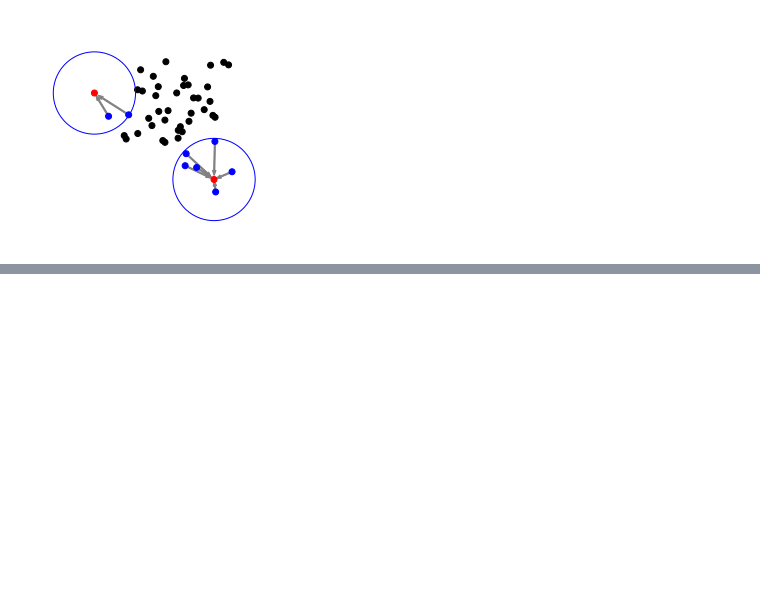
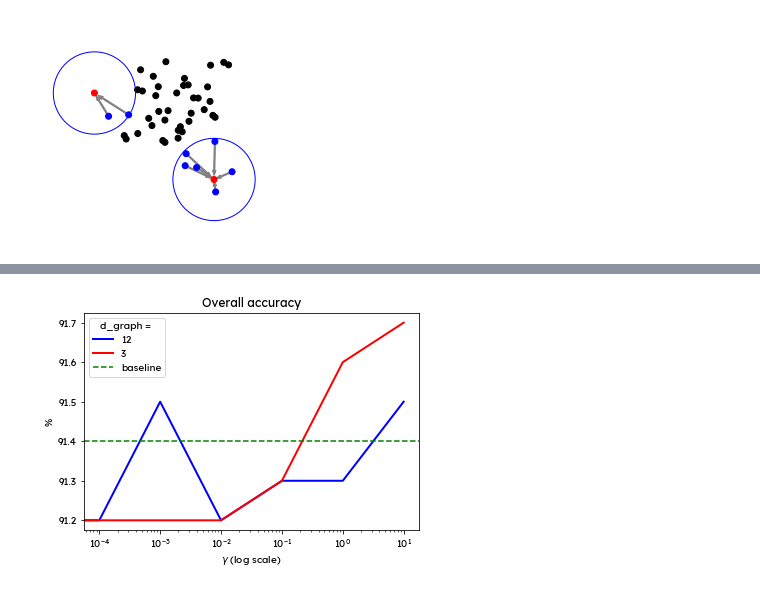
Before and after one commit to megaelius/LG-GCN, a Jupyter notebook: visualize.ipynb, the cells around one changed output, grey strips where cells are left out. Saved outputs shown, nothing was run; the diff lists cells and outputs as text; code cells hidden in the pictures; blank space fills up the shorter version.

```diff
--- a/notebooks/visualize.ipynb
+++ b/visualize.ipynb
@@ -1027,0 +1060,35 @@ fig.savefig('figures/query_ball_point.png', dpi=1024, pad_inches=0,bbox_inches='
+# %%
+from matplotlib import font_manager
+
+font_dirs = ['figures/']
+font_files = font_manager.findSystemFonts(fontpaths=font_dirs)
+
+for font_file in font_files:
+    font_manager.fontManager.addfont(font_file)
+
+# set font
+plt.rcParams['font.family'] = 'Lexend Deca'
+
+gammas = [0,0.0001,0.001,0.01,0.1,1,10]
+pse12 = [83.0,83.2,84.7,85.0,93.1,96.4,98.4]
+pse3 = [54.2,58.9,57.8,67.6,93.3,97.2,99.4]
+acc12 = [91.5,91.2,91.5,91.2,91.3,91.3,91.5]
+acc3 = [91.2,91.2,91.2,91.2,91.3,91.6,91.7]
+
+fig = plt.figure()
+ax = fig.add_subplot(1, 1, 1)
+
+line, = ax.plot(gammas, acc12, color='blue', lw=2, label = '12')
+#ax.axhline(y=acc12[0], color='blue', linestyle='dashed', label = '12, $\gamma = 0$')
+ax.plot(gammas, acc3, color = 'red', lw = 2, label = '3')
+#ax.axhline(y=acc3[0], color='red', linestyle='dashed', label = '3, $\gamma = 0$')
+ax.axhline(y=91.4, color='g', linestyle='dashed', label = 'baseline')
+
+ax.set_xscale('log')
+ax.legend(title = 'd_graph = ')
+ax.set_title('Overall accuracy')
+ax.set_ylabel('%')
+ax.set_xlabel('$\gamma$ (log scale)')
+fig.savefig('figures/acc_gamma.png', dpi=1024, pad_inches=0,bbox_inches='tight')
+# %% [output]
+[figure, added]
```
Also changed, not shown: parts of 1 cell of this notebook, 4 other files.
